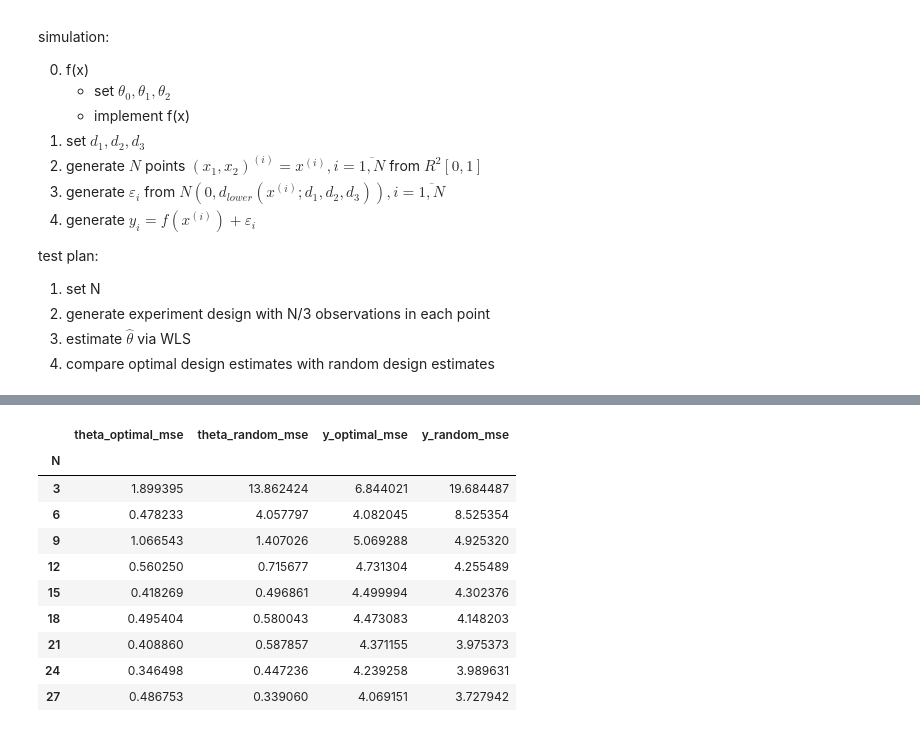
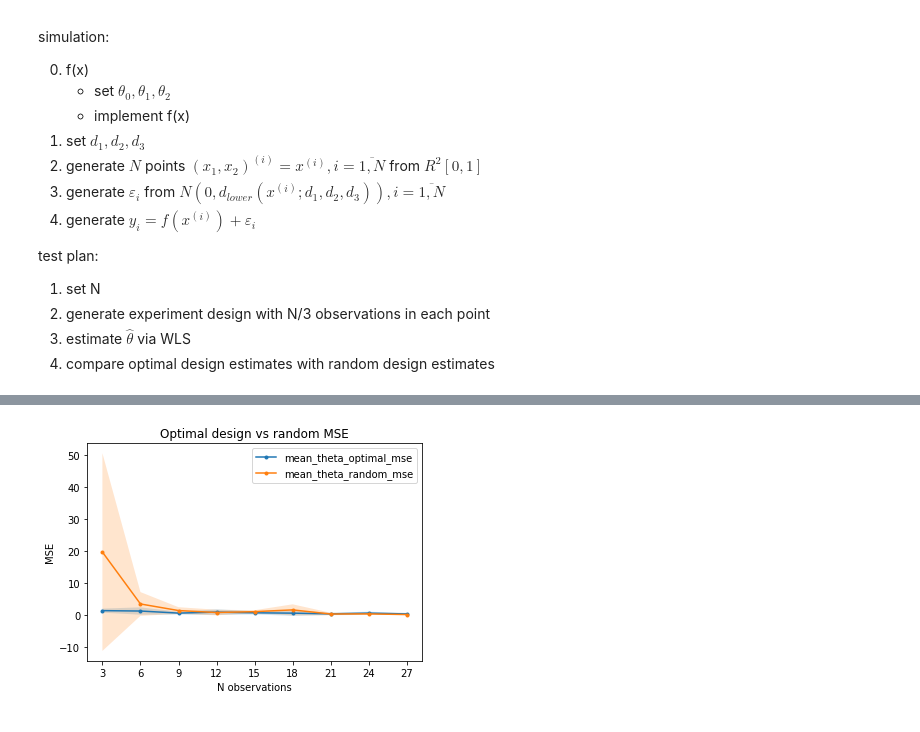
Before and after one commit to minotru/diploma, a Jupyter notebook: code/simulate_heteroscedastic_experiment.ipynb, the cells around one changed output, grey strips where cells are left out. Cells and saved outputs as stored; diff of their text form; code cells hidden in the pictures.

```diff
--- a/code/simulate_heteroscedastic_experiment.ipynb
+++ b/code/simulate_heteroscedastic_experiment.ipynb
@@ -66,12 +66,6 @@ def make_y(X):
     errors = np.random.normal(0, np.sqrt(error_dispersions), N)
     return f(X) + errors
 
-N_test = 100
-X_test = np.random.uniform(-1, 1, (N_test, 2))
-X_test = np.concatenate([np.ones((N_test, 1)), X_test], axis=1)
-y_test = make_y(X_test)
-
-# Ns = np.power(4, np.arange(0, 5)) * 3
 Ns = np.arange(1, 10) * 3
 for _ in range(n_trials):
     for N in Ns:
@@ -89,7 +83,6 @@ for _ in range(n_trials):
             weights = 1 / error_dispersions
             wls_estimator = LinearRegression(fit_intercept=False).fit(X, y, weights)
             result[f'theta_{name}_mse'] = mean_squared_error(thetas, wls_estimator.coef_)
-            result[f'y_{name}_mse'] = mean_squared_error(y_test, wls_estimator.predict(X_test))
         results.append(result)
 
 df = pd.DataFrame(results)
@@ -108,14 +89,19 @@ fig.suptitle('Optimal design vs random MSE');
-# %%
-df_agg[['theta_optimal_mse', 'theta_random_mse', 'y_optimal_mse', 'y_random_mse']]
-# %% [output]
-|  | theta_optimal_mse | theta_random_mse | y_optimal_mse | y_random_mse |
-| N |  |  |  |  |
-| 3 | 1.899395 | 13.862424 | 6.844021 | 19.684487 |
-| 6 | 0.478233 | 4.057797 | 4.082045 | 8.525354 |
-| 9 | 1.066543 | 1.407026 | 5.069288 | 4.925320 |
-| 12 | 0.560250 | 0.715677 | 4.731304 | 4.255489 |
-| 15 | 0.418269 | 0.496861 | 4.499994 | 4.302376 |
-| 18 | 0.495404 | 0.580043 | 4.473083 | 4.148203 |
-| 21 | 0.408860 | 0.587857 | 4.371155 | 3.975373 |
-| 24 | 0.346498 | 0.447236 | 4.239258 | 3.989631 |
-| 27 | 0.486753 | 0.339060 | 4.069151 | 3.727942 |
+# %%
+df_agg = df.groupby('N').agg(['mean', 'std'])
+df_agg.columns = [f'{agg_name}_{column}' for (column, agg_name) in df_agg.columns]
+# %%
+ax = plt.gca()
+for name in ['optimal', 'random']:
+    mean = df_agg[f'mean_theta_{name}_mse'].values
+    ax.plot(Ns, mean, '.-', label=f'mean_theta_{name}_mse')
+    mean = df_agg[f'mean_theta_{name}_mse']
+    std = df_agg[f'std_theta_{name}_mse']
+    ax.fill_between(Ns, mean - std, mean + std, alpha=0.2)
+ax.legend()
+ax.set_title('Optimal design vs random MSE')
+ax.set_xticks(Ns)
+ax.set_xticklabels(Ns);
+ax.set_xlabel('N observations')
+ax.set_ylabel('MSE');
+# %% [output]
+[figure, added]
```
Also changed, not shown: parts of 2 cells of this notebook, 8 other files.
